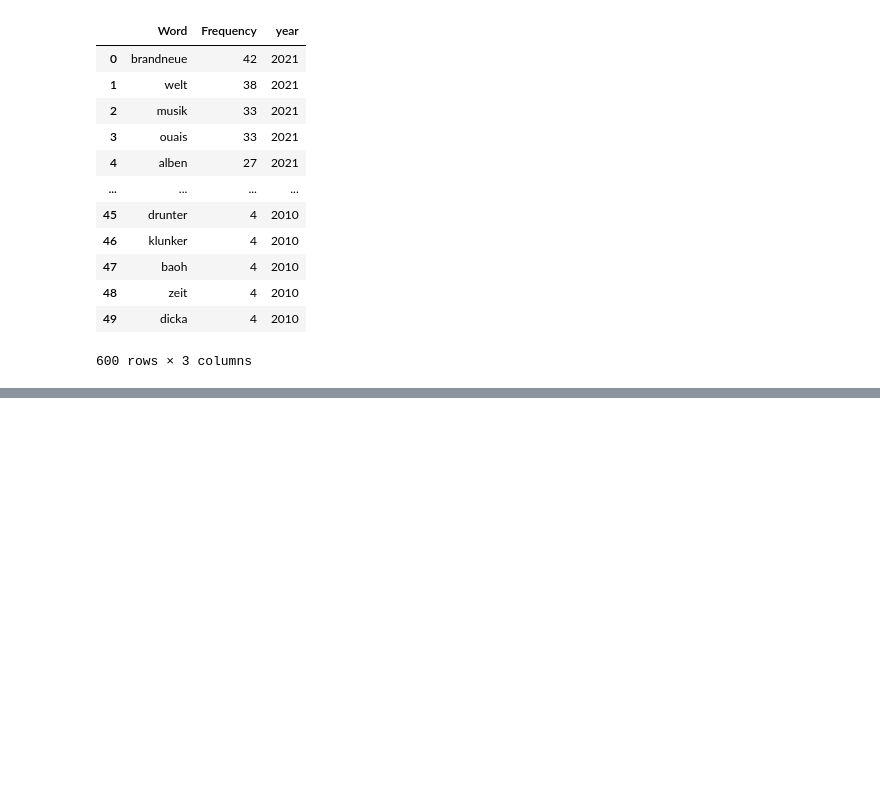
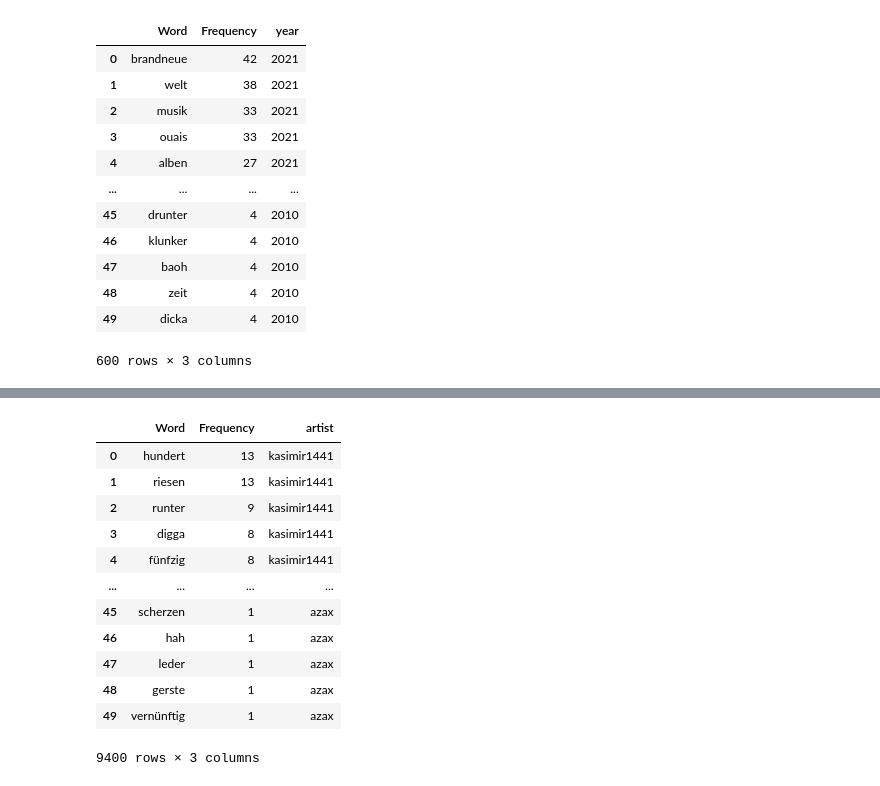
Before and after one commit to JosephineBiedermann/FinalProject, a Jupyter notebook: code/NPL_lyrics.ipynb, the cells around one changed output, grey strips where cells are left out. Cells and saved outputs as stored; diff of their text form; code cells hidden in the pictures; blank space fills up the shorter version.

```diff
--- a/code/NPL_lyrics.ipynb
+++ b/code/NPL_lyrics.ipynb
@@ -362,0 +400,55 @@ rslt_all.to_csv('../data/lyrics/word_freq_top100_dr_tracks_cleaned.csv')
+# %%
+# doing it for all artists together
+
+import nltk
+from nltk.corpus import stopwords
+from nltk.tokenize import word_tokenize
+
+artists = list(lyrics['artist_clean7'].unique())
+rslt_all_artists = []
+
+for artist in artists:
+    subset_artist = lyrics[lyrics['artist_clean7'] == artist]
+
+    all_lyric_artist = ''
+
+    for lyric in range(len(subset_artist)):
+        all_lyric_artist = all_lyric_artist + ' ' + str(lyrics['lyrics'][lyric])
+
+    stop1 = stopwords_german
+    stop2 = stopwords.words('english')
+    stop3 = stopwords.words('spanish')
+
+    text = all_lyric_artist
+    text_tokens = word_tokenize(text)
+
+    tokens_without_sw = [word for word in text_tokens if not word in stop1]
+    tokens_without_sw2 = [word for word in tokens_without_sw if not word in stop2]
+    tokens_without_sw3 = [word for word in tokens_without_sw2 if not word in stop3]
+
+    word_dist = nltk.FreqDist(tokens_without_sw3)
+
+    top_N = 50
+    rslt_artist = pd.DataFrame(word_dist.most_common(top_N),
+                        columns=['Word', 'Frequency'])
+    rslt_artist['artist'] = artist
+
+    rslt_all_artists.append(rslt_artist)
+
+rslt_all_artists = pd.concat(rslt_all_artists)
+# %%
+rslt_all_artists
+# %% [output]
+|  | Word | Frequency | artist |
+| 0 | hundert | 13 | kasimir1441 |
+| 1 | riesen | 13 | kasimir1441 |
+| 2 | runter | 9 | kasimir1441 |
+| 3 | digga | 8 | kasimir1441 |
+| 4 | fünfzig | 8 | kasimir1441 |
+| ... | ... | ... | ... |
+| 45 | scherzen | 1 | azax |
+| 46 | hah | 1 | azax |
+| 47 | leder | 1 | azax |
+| 48 | gerste | 1 | azax |
+| 49 | vernünftig | 1 | azax |
+9400 rows × 3 columns
```
Also changed, not shown: parts of 7 cells of this notebook.
